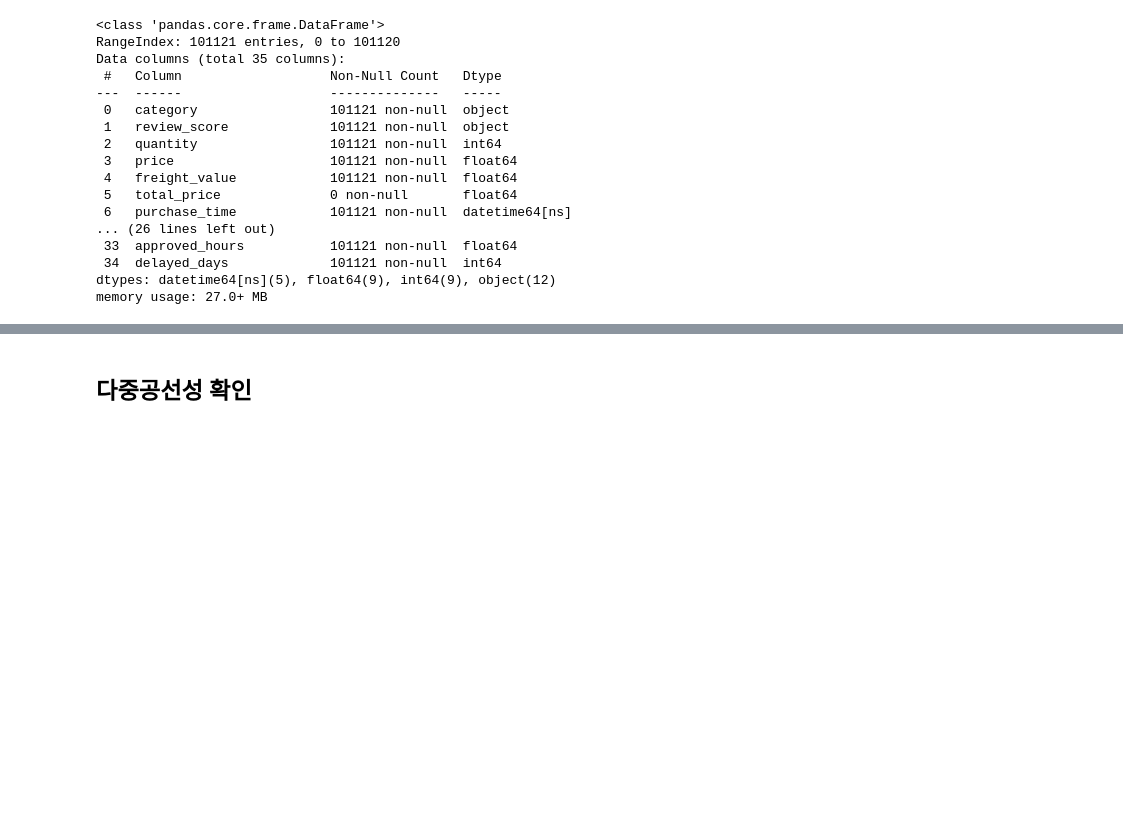
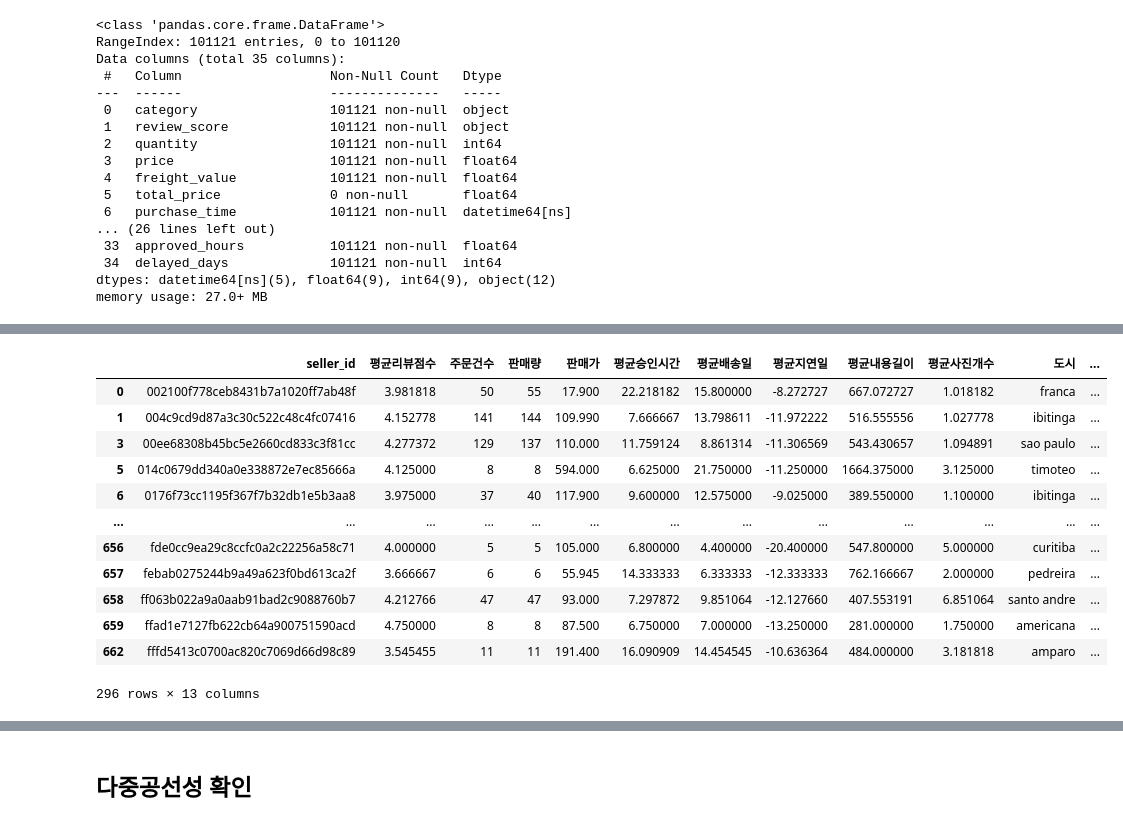
Before and after one commit to Olist-Data-Analysis/Project2, a Jupyter notebook: notebooks/seller_clustering.ipynb, the cells around one changed output, grey strips where cells are left out. Saved outputs shown, nothing was run; the diff lists cells and outputs as text; code cells hidden in the pictures; blank space fills up the shorter version.

```diff
--- a/notebooks/seller_clustering.ipynb
+++ b/notebooks/seller_clustering.ipynb
@@ -99,3 +99,7 @@ Index(['category', 'review_score', 'quantity', 'price', 'freight_value',
        'zip_code_sell', 'city_sell', 'state_sell', 'latitude_sell',
        'longitude_sell'],
       dtype='object')
+# %%
+top5_categories = processed_data.groupby('category').agg({'order_id': 'nunique'}).sort_values('order_id', ascending=False).index[:5].tolist()
+
+top5_categories
@@ -250,0 +177,29 @@ plt.show()
+# %%
+def gen_category_seller_data(category_data: pd.DataFrame, cnt_threshold=5):
+    seller_group = category_data.groupby(['seller_id'], observed=True, as_index=False)
+
+    seller_data = seller_group.agg(
+        평균리뷰점수 = ('review_score', 'mean'),
+        주문건수 = ('order_id', 'nunique'),
+        판매량 = ('order_id', 'count'),
+        판매가 = ('price', 'median'),
+        평균승인시간 = ('approved_hours', 'mean'),
+        평균배송일 = ('delivered_days', 'mean'),
+        평균지연일 = ('delayed_days', 'mean'),
+        평균내용길이 = ('content_length', 'mean'),
+        평균사진개수 = ('photos_qty', 'mean'),
+        도시 = ('city_sell', pd.Series.mode),
+        주 = ('state_sell', pd.Series.mode)
+    )
+
+    # 최소 주문 건수 필터링
+    filtered_seller = seller_data[seller_data['주문건수'] >= cnt_threshold]
+    filtered_seller.shape[0] / seller_data.shape[0] * 100
+
+    transformed_seller = filtered_seller.copy()
+    transformed_seller.loc[:, '상대배송일'] = (
+        transformed_seller.loc[:, '평균배송일'] -
+        transformed_seller.groupby('주')['평균배송일'].transform('mean')
+    )
+
+    return transformed_seller
@@ -250,0 +210,21 @@ plt.show()
+# %%
+category_seller = {
+    category: gen_category_seller_data(category_data[category])
+    for category in categories
+}
+
+category_seller[categories[0]]
+# %% [output]
+|  | seller_id | 평균리뷰점수 | 주문건수 | 판매량 | 판매가 | 평균승인시간 | 평균배송일 | 평균지연일 | 평균내용길이 | 평균사진개수 | 도시 | ... |
+| 0 | 002100f778ceb8431b7a1020ff7ab48f | 3.981818 | 50 | 55 | 17.900 | 22.218182 | 15.800000 | -8.272727 | 667.072727 | 1.018182 | franca | ... |
+| 1 | 004c9cd9d87a3c30c522c48c4fc07416 | 4.152778 | 141 | 144 | 109.990 | 7.666667 | 13.798611 | -11.972222 | 516.555556 | 1.027778 | ibitinga | ... |
+| 3 | 00ee68308b45bc5e2660cd833c3f81cc | 4.277372 | 129 | 137 | 110.000 | 11.759124 | 8.861314 | -11.306569 | 543.430657 | 1.094891 | sao paulo | ... |
+| 5 | 014c0679dd340a0e338872e7ec85666a | 4.125000 | 8 | 8 | 594.000 | 6.625000 | 21.750000 | -11.250000 | 1664.375000 | 3.125000 | timoteo | ... |
+| 6 | 0176f73cc1195f367f7b32db1e5b3aa8 | 3.975000 | 37 | 40 | 117.900 | 9.600000 | 12.575000 | -9.025000 | 389.550000 | 1.100000 | ibitinga | ... |
+| ... | ... | ... | ... | ... | ... | ... | ... | ... | ... | ... | ... | ... |
+| 656 | fde0cc9ea29c8ccfc0a2c22256a58c71 | 4.000000 | 5 | 5 | 105.000 | 6.800000 | 4.400000 | -20.400000 | 547.800000 | 5.000000 | curitiba | ... |
+| 657 | febab0275244b9a49a623f0bd613ca2f | 3.666667 | 6 | 6 | 55.945 | 14.333333 | 6.333333 | -12.333333 | 762.166667 | 2.000000 | pedreira | ... |
+| 658 | ff063b022a9a0aab91bad2c9088760b7 | 4.212766 | 47 | 47 | 93.000 | 7.297872 | 9.851064 | -12.127660 | 407.553191 | 6.851064 | santo andre | ... |
+| 659 | ffad1e7127fb622cb64a900751590acd | 4.750000 | 8 | 8 | 87.500 | 6.750000 | 7.000000 | -13.250000 | 281.000000 | 1.750000 | americana | ... |
+| 662 | fffd5413c0700ac820c7069d66d98c89 | 3.545455 | 11 | 11 | 191.400 | 16.090909 | 14.454545 | -10.636364 | 484.000000 | 3.181818 | amparo | ... |
+296 rows × 13 columns
```
Also changed, not shown: parts of 38 cells of this notebook.
